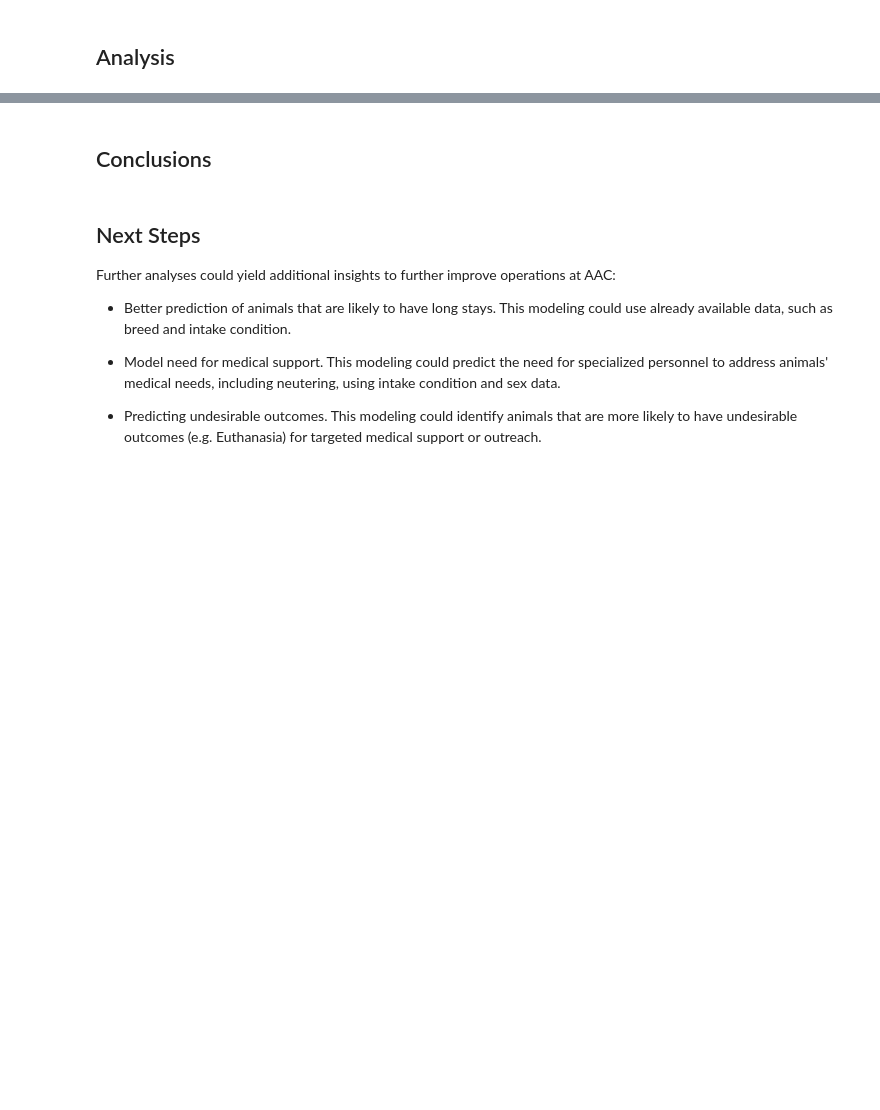
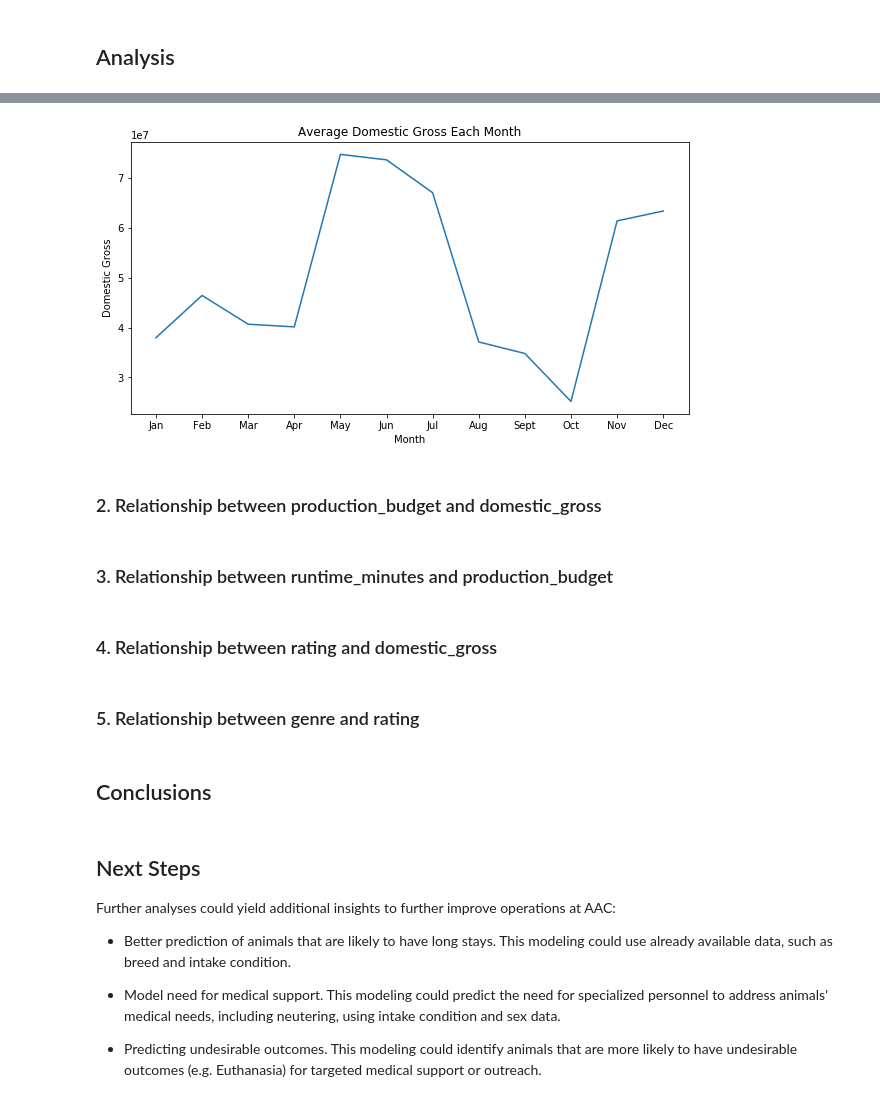
Before and after one commit to sidneykung/Movie-Data-Analysis, a Jupyter notebook: analysis.ipynb, the cells around one changed output, grey strips where cells are left out. Saved outputs shown, nothing was run; the diff lists cells and outputs as text; code cells hidden in the pictures; blank space fills up the shorter version.

Commit message:
Created first visualization

```diff
--- a/analysis.ipynb
+++ b/analysis.ipynb
@@ -91,0 +85,12 @@ df3.shape
+# %%
+# Cleaning the data before making graph
+
+# removing $ from domestic_gross
+all_movies['domestic_gross'] = all_movies['domestic_gross'].str.replace(',', '')
+all_movies['domestic_gross'] = all_movies['domestic_gross'].str.replace('$', '')
+
+# converting values in domestic_gross to float
+all_movies['domestic_gross'] = all_movies['domestic_gross'].apply(lambda x: float(x))
+
+# creating a new column of release dates without year
+all_movies['release_month'] = pd.DatetimeIndex(all_movies['release_date_x']).month
@@ -92,3 +114,38 @@ df3.shape
+# %%
+# create a line graph
+
+# sorting dataframe by months and setting that equal to months
+all_movies.sort_values(by='release_month', ascending=True)
+months = sorted(all_movies['release_month'].unique())
+# setting the mean of domestic_gross to d_gross
+d_gross = all_movies.groupby('release_month')['domestic_gross'].mean()
+
+# creating the plot
+fig, ax = plt.subplots(figsize=(10,5))
+months_plot = ax.plot(months, d_gross)
+
+ax.set_xlabel('Month')
+ax.set_ylabel('Domestic Gross')
+ax.set_title('Average Domestic Gross Each Month')
+
+ax.set_xticks((1,2,3,4,5,6,7,8,9,10,11,12))
+ax.set_xticklabels(['Jan', 'Feb', 'Mar', 'Apr', 'May', 'Jun', 'Jul', 'Aug', 'Sept', 'Oct', 'Nov', 'Dec'])
+
+# ax.set_yticks((3,4,5,6,7,8))
+# ax.set_yticklabels(['4.067798e+07', '4.014231e+07', '7.477903e+07', '6.707287e+07', '3.711666e+07', '3.711666e+07'])
+
+# renaming each axis tick by month name
+plt.show()
+# %% [output]
+[figure, added]
+# %% [markdown]
+### 2. Relationship between production_budget and domestic_gross
+# %% [markdown]
+### 3. Relationship between runtime_minutes and production_budget
+# %% [markdown]
+### 4. Relationship between rating and domestic_gross
+# %% [markdown]
+### 5. Relationship between genre and rating
 # %% [markdown]
 ## Conclusions
 # %% [markdown]
```
Also changed, not shown: parts of 19 cells of this notebook.
